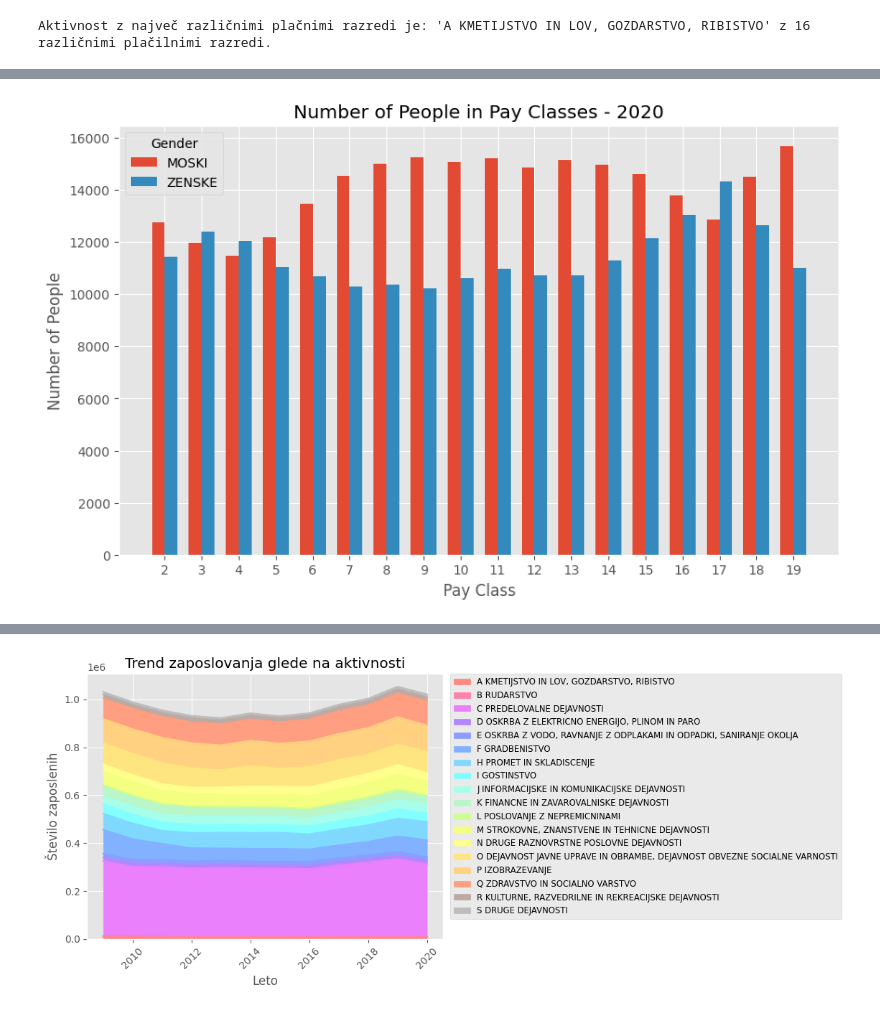
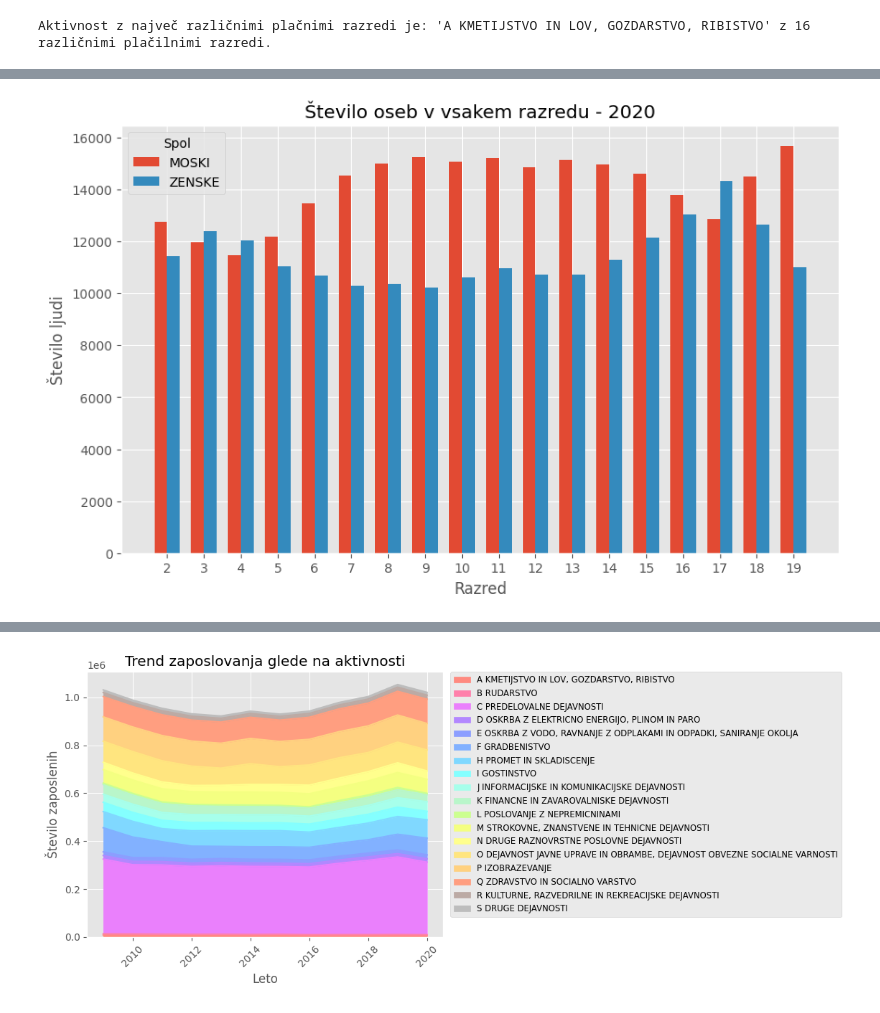
Before and after one commit to janljubic/PR22jlnfzkpmz, a Jupyter notebook: analiza/placa/placa.ipynb, the cells around one changed output, grey strips where cells are left out. Cells and saved outputs as stored; diff of their text form; code cells hidden in the pictures.

```diff
--- a/analiza/placa/placa.ipynb
+++ b/analiza/placa/placa.ipynb
@@ -111,46 +111,46 @@ plt.show()
 import matplotlib.pyplot as plt
 import numpy as np
 
-# Filter the data for the specific year
+
 year_data = neto_placa[neto_placa['LETO'] == 2020]
 
-# Exclude the 'RAZRED NETO - SKUPAJ' column
+
 pay_classes = year_data.columns[6:-1]
 
 # Exclude the 'SPOL - SKUPAJ' row
 gender_data = year_data[year_data['SPOL'] != 'ZAPOSLENI - SKUPAJ']
 
 # Group the data by gender and calculate the sum of people in each pay class
 grouped_data = gender_data.groupby('SPOL')[pay_classes].sum()
 
 # Set the bar width
 bar_width = 0.35
 
 # Set the x-axis positions
 x = np.arange(len(pay_classes))
 
 # Set the figure size
 plt.figure(figsize=(10, 6))
 
 # Plot the bars for each gender
 plt.bar(x - bar_width/2, grouped_data.loc['MOSKI'], width=bar_width, label='MOSKI')
 plt.bar(x + bar_width/2, grouped_data.loc['ZENSKE'], width=bar_width, label='ZENSKE')
 
 # Set the axis labels and title
-plt.xlabel('Pay Class')
-plt.ylabel('Number of People')
-plt.title('Number of People in Pay Classes - 2020')
+plt.xlabel('Razred')
+plt.ylabel('Število ljudi')
+plt.title('Število oseb v vsakem razredu - 2020')
 
 # Set the tick labels
 plt.xticks(x, pay_classes)
 
 # Show the legend
-plt.legend(title='Gender')
+plt.legend(title='Spol')
 
 # Display the plot
 plt.show()
 # %% [output]
-[figure, old version]
+[figure, new version]
 # %%
 import matplotlib.pyplot as plt
 
```
Also changed, not shown: parts of 3 cells of this notebook, 6 other files.
